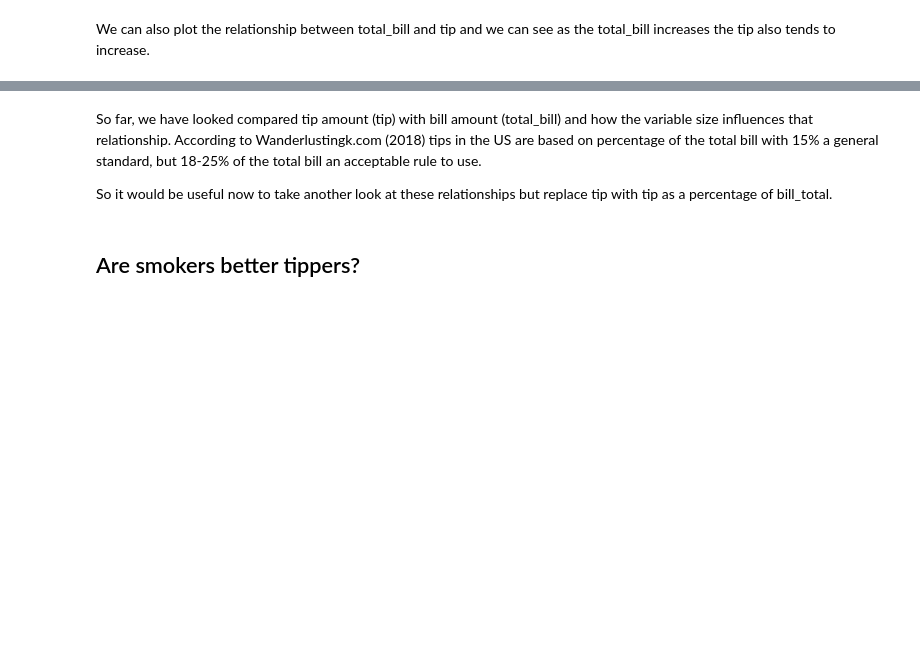
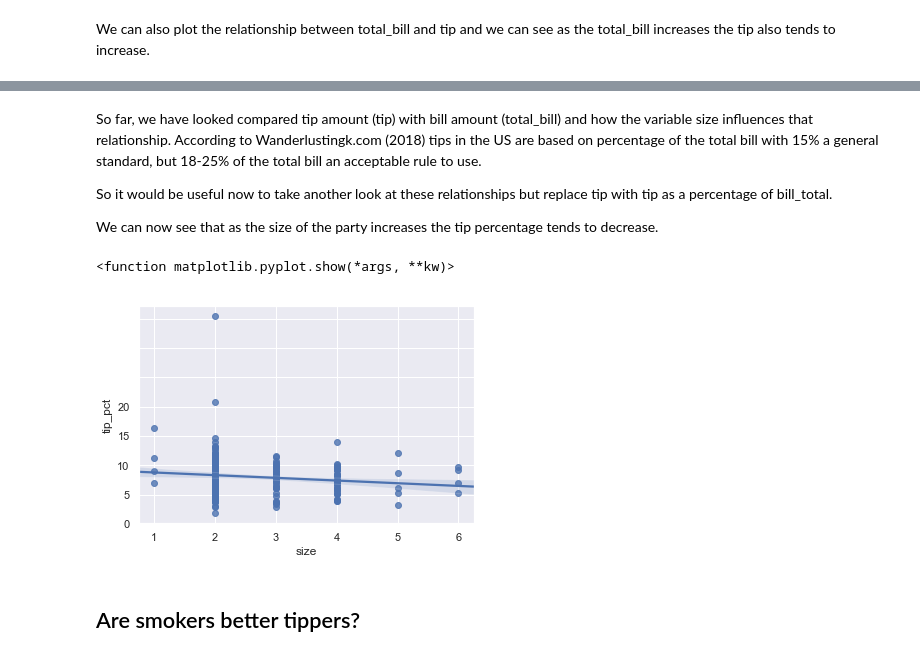
Before and after one commit to fionaoriordan/52446_19_tips, a Jupyter notebook: tips_notebook.ipynb, the cells around one changed output, grey strips where cells are left out. Drawn from its saved outputs; the diff is of its cells as text; code cells hidden in the pictures; blank space fills up the shorter version.

Commit message:
adding size of party versus tip percent plot

```diff
--- a/tips_notebook.ipynb
+++ b/tips_notebook.ipynb
@@ -345,9 +367,18 @@ plt.show()
 So far, we have looked compared tip amount (tip) with bill amount (total_bill) and how the variable size influences that relationship. According to Wanderlustingk.com (2018) tips in the US are based on percentage of the total bill with 15% a general standard, but 18-25% of the total bill an acceptable rule to use.
 
 So it would be useful now to take another look at these relationships but replace tip with tip as a percentage of bill_total.
+
+We can now see that as the size of the party increases the tip percentage tends to decrease.
 # %%
 #create a column to calcuate tip%
 df['tip_pct'] = 100 * df['tip'] / df['total_bill']
+ax = sns.regplot(x="size", y="tip_pct", data=df)
+
+ax.set(yticklabels=[0,5,10,15,20])
+plt.show
+# %% [output]
+<function matplotlib.pyplot.show(*args, **kw)>
+[figure, added]
 # %% [markdown]
 ## Are smokers better tippers?
 # %% [markdown]
```
Also changed, not shown: parts of 4 cells of this notebook.
